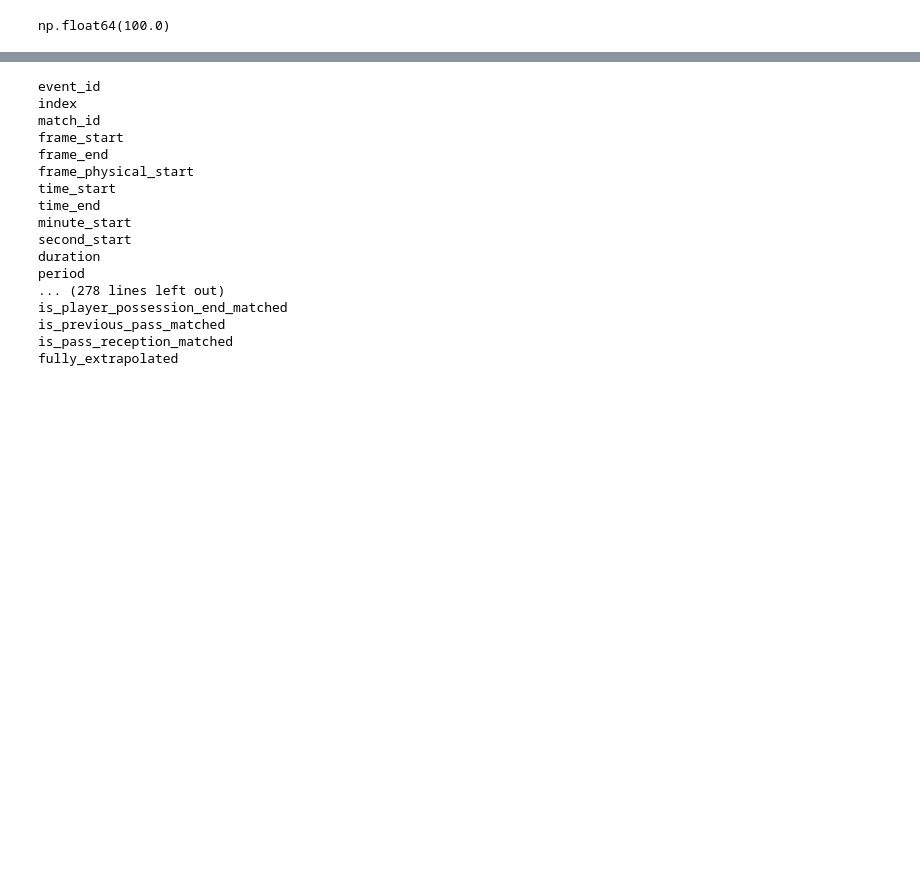
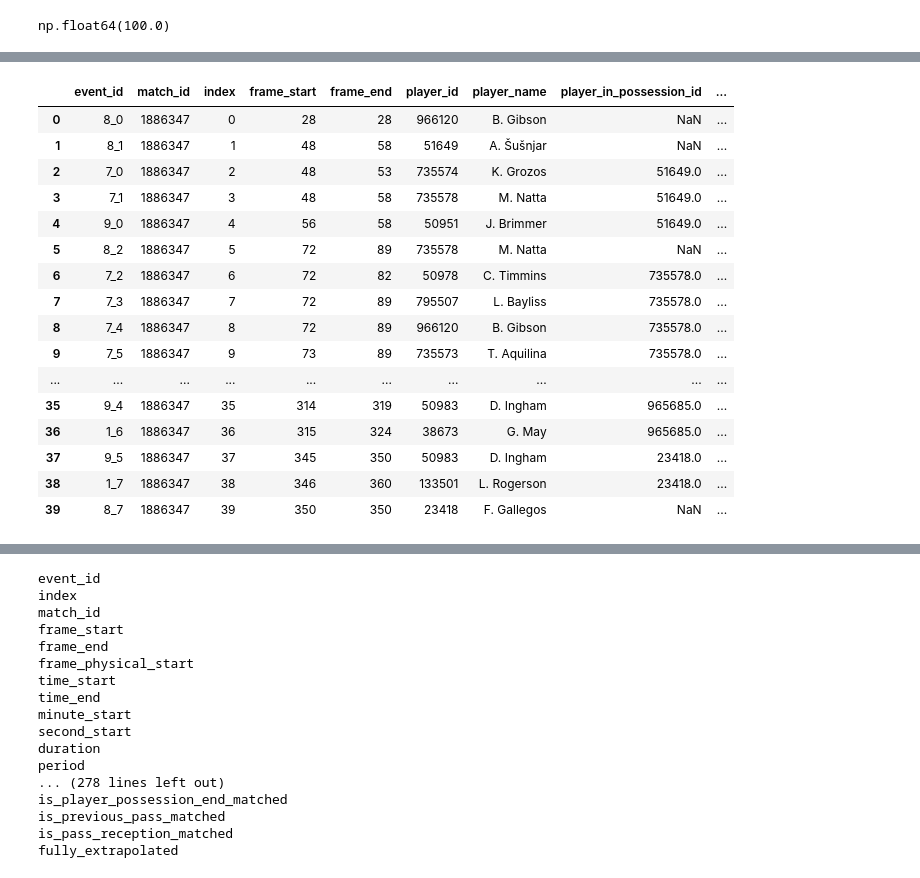
Before and after one commit to tahmeed14/footy_tracking_analysis, a Jupyter notebook: eda.ipynb, the cells around one changed output, grey strips where cells are left out. Drawn from its saved outputs; the diff is of its cells as text; code cells hidden in the pictures; blank space fills up the shorter version.

Commit message:
finding the link between two possession events

```diff
--- a/eda.ipynb
+++ b/eda.ipynb
@@ -680 +703,22 @@ def processEvents(event_df, event_type):
+# %%
+with pd.option_context('display.max_rows', 40, 'display.max_columns', None):
+    display(de_match[pp_columns].head(40))
+# %% [output]
+|  | event_id | match_id | index | frame_start | frame_end | player_id | player_name | player_in_possession_id | ... |
+| 0 | 8_0 | 1886347 | 0 | 28 | 28 | 966120 | B. Gibson | NaN | ... |
+| 1 | 8_1 | 1886347 | 1 | 48 | 58 | 51649 | A. Šušnjar | NaN | ... |
+| 2 | 7_0 | 1886347 | 2 | 48 | 53 | 735574 | K. Grozos | 51649.0 | ... |
+| 3 | 7_1 | 1886347 | 3 | 48 | 58 | 735578 | M. Natta | 51649.0 | ... |
+| 4 | 9_0 | 1886347 | 4 | 56 | 58 | 50951 | J. Brimmer | 51649.0 | ... |
+| 5 | 8_2 | 1886347 | 5 | 72 | 89 | 735578 | M. Natta | NaN | ... |
+| 6 | 7_2 | 1886347 | 6 | 72 | 82 | 50978 | C. Timmins | 735578.0 | ... |
+| 7 | 7_3 | 1886347 | 7 | 72 | 89 | 795507 | L. Bayliss | 735578.0 | ... |
+| 8 | 7_4 | 1886347 | 8 | 72 | 89 | 966120 | B. Gibson | 735578.0 | ... |
+| 9 | 7_5 | 1886347 | 9 | 73 | 89 | 735573 | T. Aquilina | 735578.0 | ... |
+| ... | ... | ... | ... | ... | ... | ... | ... | ... | ... |
+| 35 | 9_4 | 1886347 | 35 | 314 | 319 | 50983 | D. Ingham | 965685.0 | ... |
+| 36 | 1_6 | 1886347 | 36 | 315 | 324 | 38673 | G. May | 965685.0 | ... |
+| 37 | 9_5 | 1886347 | 37 | 345 | 350 | 50983 | D. Ingham | 23418.0 | ... |
+| 38 | 1_7 | 1886347 | 38 | 346 | 360 | 133501 | L. Rogerson | 23418.0 | ... |
+| 39 | 8_7 | 1886347 | 39 | 350 | 350 | 23418 | F. Gallegos | NaN | ... |
 # %%
```
Also changed, not shown: parts of 3 cells of this notebook.
